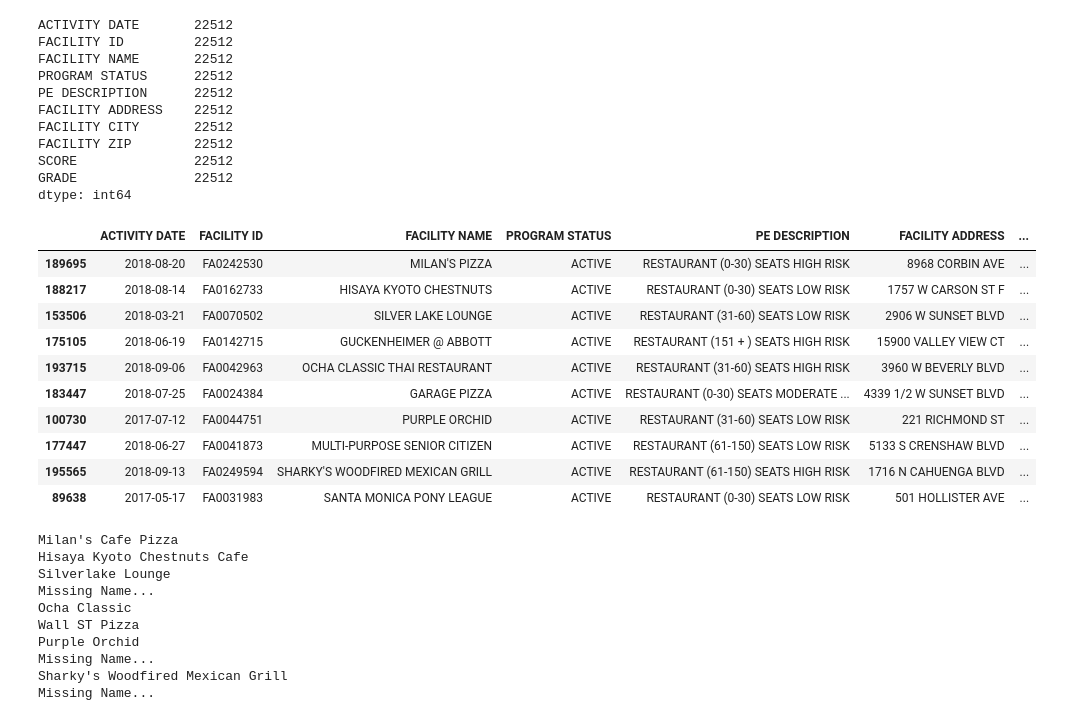
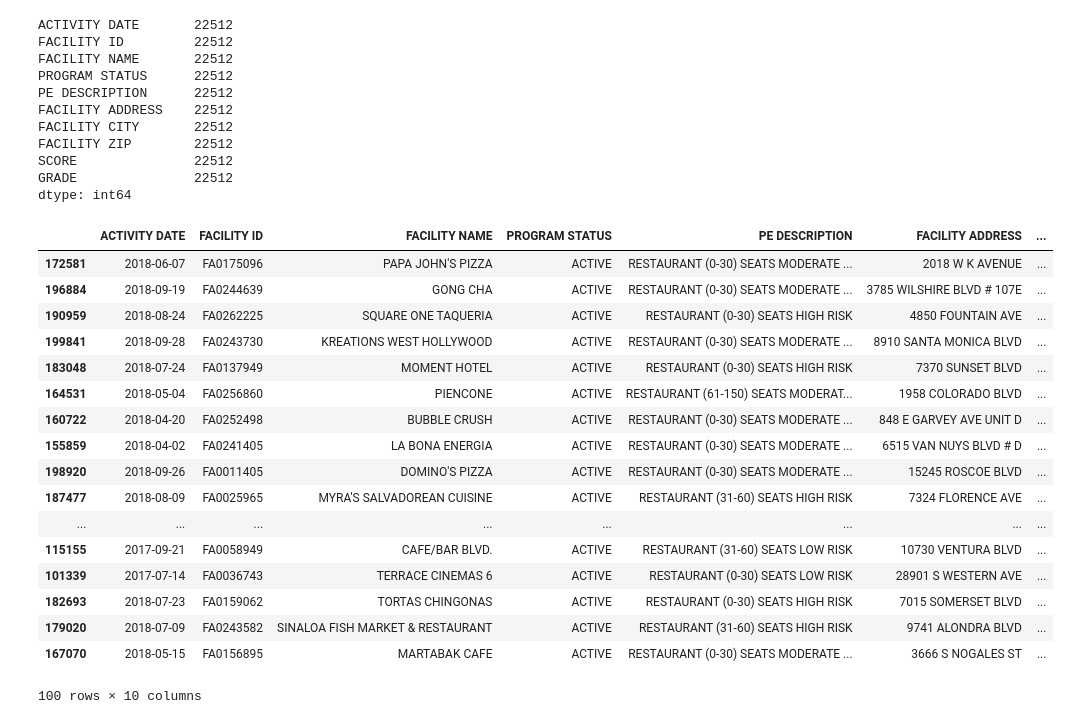
Before and after one commit to ryankchang/project1, a Jupyter notebook: ryan.ipynb, the cells around one changed output. Drawn from its saved outputs; the diff is of its cells as text; code cells hidden in the pictures.

```diff
--- a/ryan.ipynb
+++ b/ryan.ipynb
@@ -74,20 +74,27 @@ SCORE               22512
 GRADE               22512
 dtype: int64
 # %%
-sample_data = unique_county_data.sample(n=10)
+sample_data = unique_county_data.sample(n=100)
 sample_data
 # %% [output]
 |  | ACTIVITY DATE | FACILITY ID | FACILITY NAME | PROGRAM STATUS | PE DESCRIPTION | FACILITY ADDRESS | ... |
-| 189695 | 2018-08-20 | FA0242530 | MILAN'S PIZZA | ACTIVE | RESTAURANT (0-30) SEATS HIGH RISK | 8968 CORBIN AVE | ... |
-| 188217 | 2018-08-14 | FA0162733 | HISAYA KYOTO CHESTNUTS | ACTIVE | RESTAURANT (0-30) SEATS LOW RISK | 1757 W CARSON ST F | ... |
-| 153506 | 2018-03-21 | FA0070502 | SILVER LAKE LOUNGE | ACTIVE | RESTAURANT (31-60) SEATS LOW RISK | 2906 W SUNSET BLVD | ... |
-| 175105 | 2018-06-19 | FA0142715 | GUCKENHEIMER @ ABBOTT | ACTIVE | RESTAURANT (151 + ) SEATS HIGH RISK | 15900 VALLEY VIEW CT | ... |
-| 193715 | 2018-09-06 | FA0042963 | OCHA CLASSIC THAI RESTAURANT | ACTIVE | RESTAURANT (31-60) SEATS HIGH RISK | 3960 W BEVERLY BLVD | ... |
-| 183447 | 2018-07-25 | FA0024384 | GARAGE PIZZA | ACTIVE | RESTAURANT (0-30) SEATS MODERATE ... | 4339 1/2 W SUNSET BLVD | ... |
-| 100730 | 2017-07-12 | FA0044751 | PURPLE ORCHID | ACTIVE | RESTAURANT (31-60) SEATS LOW RISK | 221 RICHMOND ST | ... |
-| 177447 | 2018-06-27 | FA0041873 | MULTI-PURPOSE SENIOR CITIZEN | ACTIVE | RESTAURANT (61-150) SEATS LOW RISK | 5133 S CRENSHAW BLVD | ... |
-| 195565 | 2018-09-13 | FA0249594 | SHARKY'S WOODFIRED MEXICAN GRILL | ACTIVE | RESTAURANT (61-150) SEATS HIGH RISK | 1716 N CAHUENGA BLVD | ... |
-| 89638 | 2017-05-17 | FA0031983 | SANTA MONICA PONY LEAGUE | ACTIVE | RESTAURANT (0-30) SEATS LOW RISK | 501 HOLLISTER AVE | ... |
+| 172581 | 2018-06-07 | FA0175096 | PAPA JOHN'S PIZZA | ACTIVE | RESTAURANT (0-30) SEATS MODERATE ... | 2018 W K AVENUE | ... |
+| 196884 | 2018-09-19 | FA0244639 | GONG CHA | ACTIVE | RESTAURANT (0-30) SEATS MODERATE ... | 3785 WILSHIRE BLVD # 107E | ... |
+| 190959 | 2018-08-24 | FA0262225 | SQUARE ONE TAQUERIA | ACTIVE | RESTAURANT (0-30) SEATS HIGH RISK | 4850 FOUNTAIN AVE | ... |
+| 199841 | 2018-09-28 | FA0243730 | KREATIONS WEST HOLLYWOOD | ACTIVE | RESTAURANT (0-30) SEATS MODERATE ... | 8910 SANTA MONICA BLVD | ... |
+| 183048 | 2018-07-24 | FA0137949 | MOMENT HOTEL | ACTIVE | RESTAURANT (0-30) SEATS HIGH RISK | 7370 SUNSET BLVD | ... |
+| 164531 | 2018-05-04 | FA0256860 | PIENCONE | ACTIVE | RESTAURANT (61-150) SEATS MODERAT... | 1958 COLORADO BLVD | ... |
+| 160722 | 2018-04-20 | FA0252498 | BUBBLE CRUSH | ACTIVE | RESTAURANT (0-30) SEATS MODERATE ... | 848 E GARVEY AVE UNIT D | ... |
+| 155859 | 2018-04-02 | FA0241405 | LA BONA ENERGIA | ACTIVE | RESTAURANT (0-30) SEATS MODERATE ... | 6515 VAN NUYS BLVD # D | ... |
+| 198920 | 2018-09-26 | FA0011405 | DOMINO'S PIZZA | ACTIVE | RESTAURANT (0-30) SEATS MODERATE ... | 15245 ROSCOE BLVD | ... |
+| 187477 | 2018-08-09 | FA0025965 | MYRA'S SALVADOREAN CUISINE | ACTIVE | RESTAURANT (31-60) SEATS HIGH RISK | 7324 FLORENCE AVE | ... |
+| ... | ... | ... | ... | ... | ... | ... | ... |
+| 115155 | 2017-09-21 | FA0058949 | CAFE/BAR BLVD. | ACTIVE | RESTAURANT (31-60) SEATS LOW RISK | 10730 VENTURA BLVD | ... |
+| 101339 | 2017-07-14 | FA0036743 | TERRACE CINEMAS 6 | ACTIVE | RESTAURANT (0-30) SEATS LOW RISK | 28901 S WESTERN AVE | ... |
+| 182693 | 2018-07-23 | FA0159062 | TORTAS CHINGONAS | ACTIVE | RESTAURANT (0-30) SEATS HIGH RISK | 7015 SOMERSET BLVD | ... |
+| 179020 | 2018-07-09 | FA0243582 | SINALOA FISH MARKET & RESTAURANT | ACTIVE | RESTAURANT (31-60) SEATS HIGH RISK | 9741 ALONDRA BLVD | ... |
+| 167070 | 2018-05-15 | FA0156895 | MARTABAK CAFE | ACTIVE | RESTAURANT (0-30) SEATS MODERATE ... | 3666 S NOGALES ST | ... |
+100 rows × 10 columns
 # %%
 #headers = {"Authorization": "Bearer "+yelp_key}
 #params = {"term": unique_county_data['FACILITY NAME'].iloc[0],"location": unique_county_data['FACILITY ZIP'].iloc[0]}
@@ -111,7 +118,7 @@ for index, row in sample_data.iterrows():
     restr_zip = row['FACILITY ZIP']
     restr_addr = row['FACILITY ADDRESS']
     restr_city = row['FACILITY CITY']
-    params = {"term": restr_name,"location": str(restr_loc + ", " + restr_city + ", "+restr_zip)}
+    params = {"term": restr_name,"location": str(restr_addr + ", " + restr_city + ", "+restr_zip)}
 
     yelp_response = requests.get(target_url, params, headers=headers)
 
@@ -143,17 +150,6 @@ for index, row in sample_data.iterrows():
         except (KeyError, IndexError):
             price.append("NA")
             #print("Missing Price...")
-# %% [output]
-Milan's Cafe Pizza
-Hisaya Kyoto Chestnuts Cafe
-Silverlake Lounge
-Missing Name...
-Ocha Classic
-Wall ST Pizza
-Purple Orchid
-Missing Name...
-Sharky's Woodfired Mexican Grill
-Missing Name...
 # %%
 final_df['Name'] = name
 final_df['Inspection_Score'] = sample_data['SCORE'].tolist()
```
Also changed, not shown: parts of 3 cells of this notebook, 4 other files.
